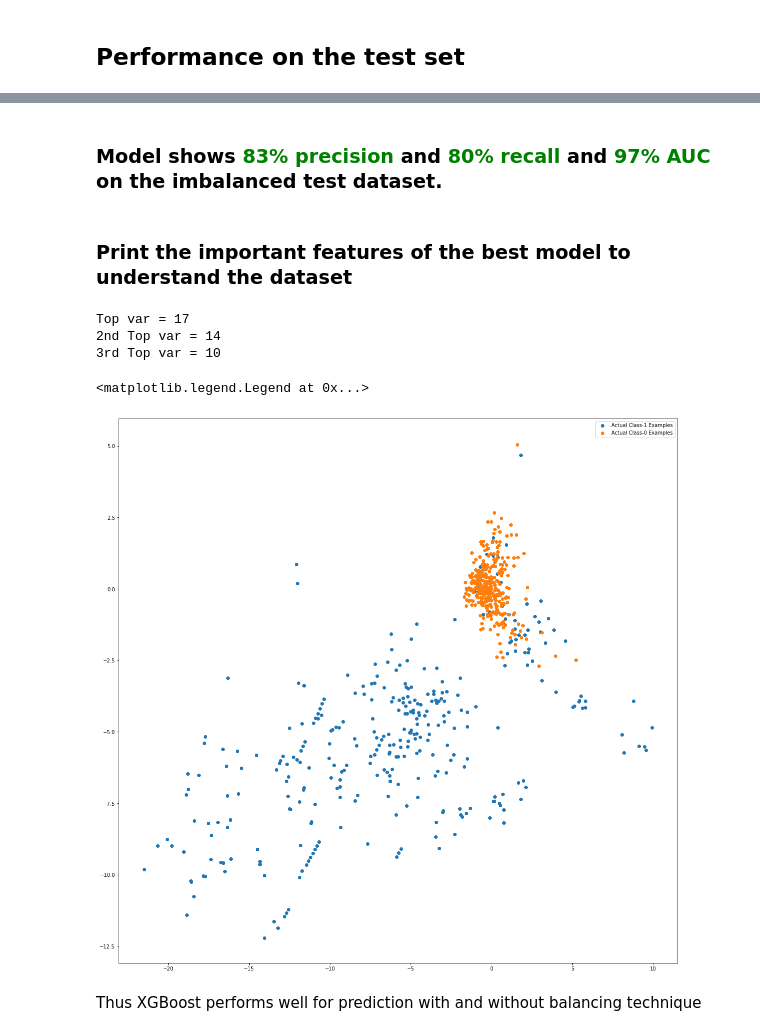
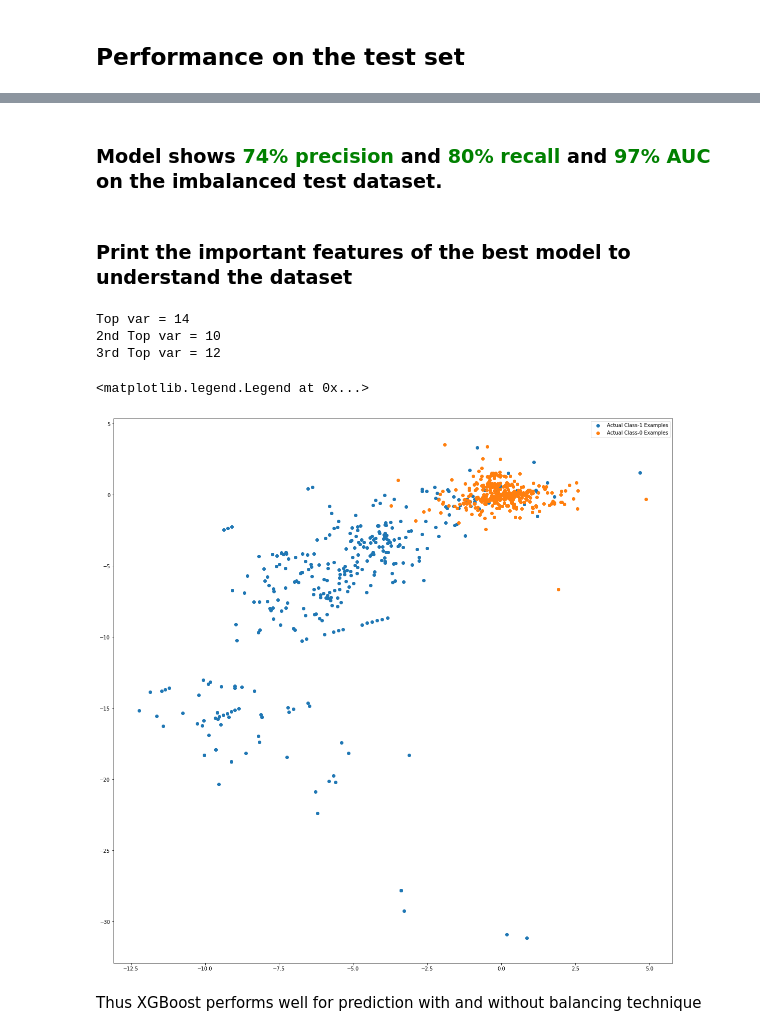
Before and after one commit to Vijayapurani/Credit-card-fraud-detection, a Jupyter notebook: Credit+Card+Fraud+Detection_final (2).ipynb, the cells around one changed output, grey strips where cells are left out. Cells and saved outputs as stored; diff of their text form; code cells hidden in the pictures.

```diff
--- a/Credit+Card+Fraud+Detection_final (2).ipynb
+++ b/Credit+Card+Fraud+Detection_final (2).ipynb
@@ -2593,5 +2593,5 @@ xgb_ros = XGBClassifier(max_depth=2,
                         random_state=42)
 # %%
 # Fitting on the entire train data
-xgb_ros.fit(X_train,y_train)
+xgb_ros.fit(X_train_ros,y_train_ros)
 # %% [output]
@@ -2714,36 +2715,37 @@ plt.show()
 # %% [markdown]
-### Model shows <font color='green'>83% precision </font> and <font color='green'> 80% recall </font>  and <font color='green'> 97% AUC </font> on the imbalanced test dataset.
+### Model shows <font color='green'>74% precision </font> and <font color='green'> 80% recall </font>  and <font color='green'> 97% AUC </font> on the imbalanced test dataset.
 # %% [markdown]
 ### Print the important features of the best model to understand the dataset
 # %%
 var_imp = []
+clf=xgb_ros
 for i in clf.feature_importances_:
     var_imp.append(i)
 print('Top var =', var_imp.index(np.sort(clf.feature_importances_)[-1])+1)
 print('2nd Top var =', var_imp.index(np.sort(clf.feature_importances_)[-2])+1)
 print('3rd Top var =', var_imp.index(np.sort(clf.feature_importances_)[-3])+1)
 
 top_var_index = var_imp.index(np.sort(clf.feature_importances_)[-1])
 second_top_var_index = var_imp.index(np.sort(clf.feature_importances_)[-2])
 
 X_train_1 = X_train.to_numpy()[np.where(y_train==1.0)]
 X_train_0 = X_train.to_numpy()[np.where(y_train==0.0)]
 
 np.random.shuffle(X_train_0)
 
 import matplotlib.pyplot as plt
 %matplotlib inline
 plt.rcParams['figure.figsize'] = [20, 20]
 
 plt.scatter(X_train_1[:, top_var_index], X_train_1[:, second_top_var_index], label='Actual Class-1 Examples')
 plt.scatter(X_train_0[:X_train_1.shape[0], top_var_index], X_train_0[:X_train_1.shape[0], second_top_var_index],
             label='Actual Class-0 Examples')
 plt.legend()
 # %% [output]
-Top var = 17
-2nd Top var = 14
-3rd Top var = 10
+Top var = 14
+2nd Top var = 10
+3rd Top var = 12
 <matplotlib.legend.Legend at 0x...>
-[figure, old version]
+[figure, new version]
 # %% [markdown]
 Thus XGBoost performs well for prediction with and without balancing technique
```
Also changed, not shown: parts of 13 cells of this notebook.
